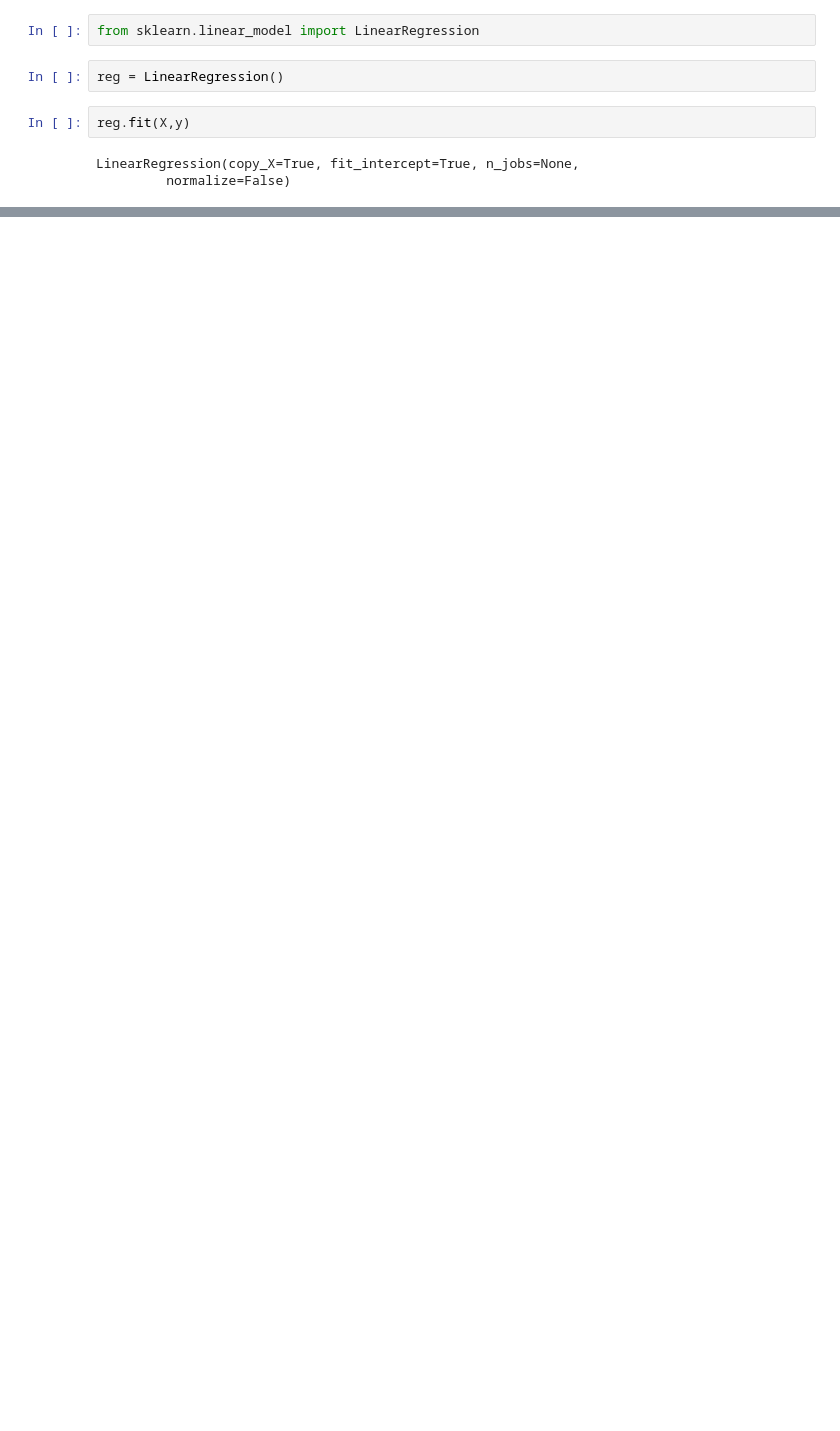
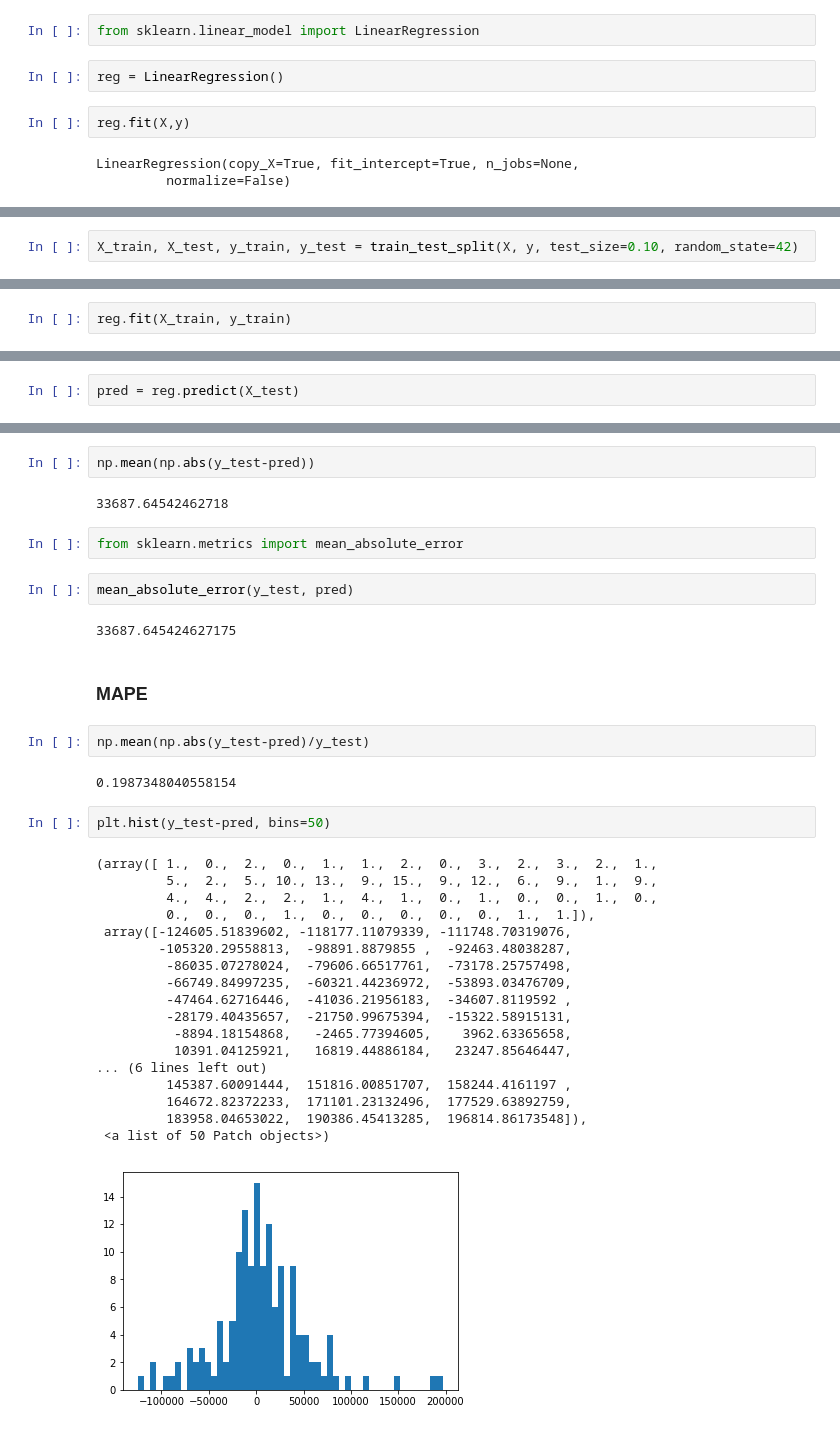
Before and after one commit to macomino/SVM-Trees, a Jupyter notebook: Regression - Advanced Housing Price-simple.ipynb, the cells around one changed output, grey strips where cells are left out. Cells and saved outputs as stored; diff of their text form; blank space fills up the shorter version.

```diff
--- a/Regression - Advanced Housing Price-simple.ipynb
+++ b/Regression - Advanced Housing Price-simple.ipynb
@@ -43,0 +54,2 @@ reg
+# %%
+X_train, X_test, y_train, y_test = train_test_split(X, y, test_size=0.10, random_state=42)
@@ -43,0 +60,2 @@ reg
+# %%
+reg.fit(X_train, y_train)
@@ -43,0 +85,2 @@ reg
+# %%
+pred = reg.predict(X_test)
@@ -43,0 +89,37 @@ reg
+# %%
+np.mean(np.abs(y_test-pred))
+# %% [output]
+33687.64542462718
+# %%
+from sklearn.metrics import mean_absolute_error
+# %%
+mean_absolute_error(y_test, pred)
+# %% [output]
+33687.645424627175
+# %% [markdown]
+### MAPE
+# %%
+np.mean(np.abs(y_test-pred)/y_test)
+# %% [output]
+0.1987348040558154
+# %%
+plt.hist(y_test-pred, bins=50)
+# %% [output]
+(array([ 1.,  0.,  2.,  0.,  1.,  1.,  2.,  0.,  3.,  2.,  3.,  2.,  1.,
+         5.,  2.,  5., 10., 13.,  9., 15.,  9., 12.,  6.,  9.,  1.,  9.,
+         4.,  4.,  2.,  2.,  1.,  4.,  1.,  0.,  1.,  0.,  0.,  1.,  0.,
+         0.,  0.,  0.,  1.,  0.,  0.,  0.,  0.,  0.,  1.,  1.]),
+ array([-124605.51839602, -118177.11079339, -111748.70319076,
+        -105320.29558813,  -98891.8879855 ,  -92463.48038287,
+         -86035.07278024,  -79606.66517761,  -73178.25757498,
+         -66749.84997235,  -60321.44236972,  -53893.03476709,
+         -47464.62716446,  -41036.21956183,  -34607.8119592 ,
+         -28179.40435657,  -21750.99675394,  -15322.58915131,
+          -8894.18154868,   -2465.77394605,    3962.63365658,
+          10391.04125921,   16819.44886184,   23247.85646447,
+... (6 lines left out)
+         145387.60091444,  151816.00851707,  158244.4161197 ,
+         164672.82372233,  171101.23132496,  177529.63892759,
+         183958.04653022,  190386.45413285,  196814.86173548]),
+ <a list of 50 Patch objects>)
+[figure, added]
```
Also changed, not shown: parts of 50 cells of this notebook.
